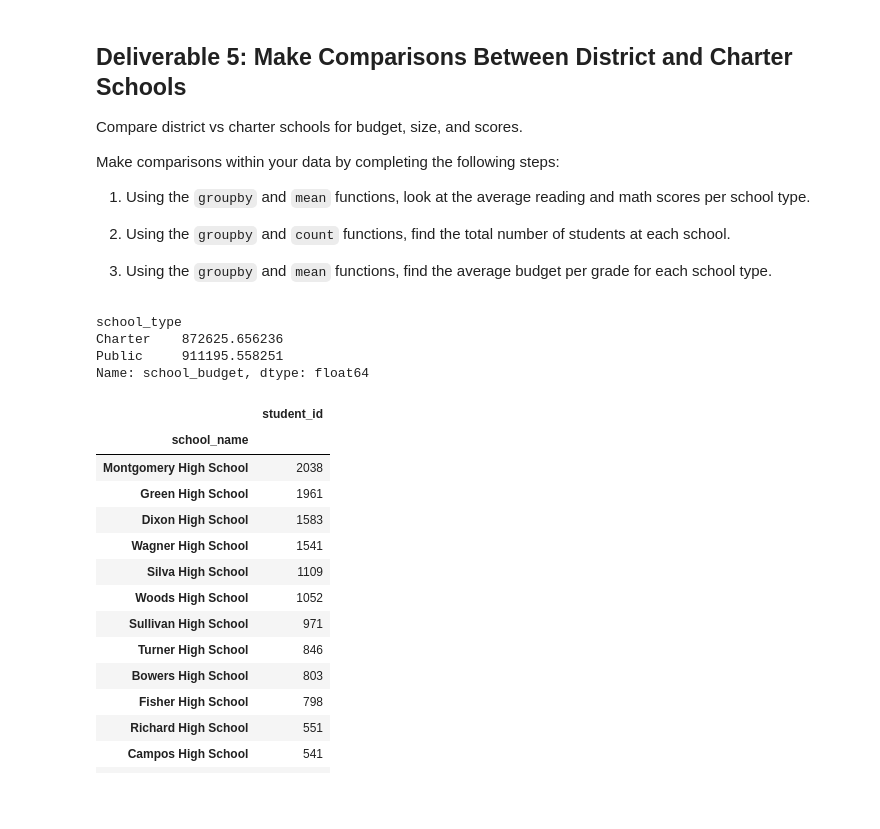
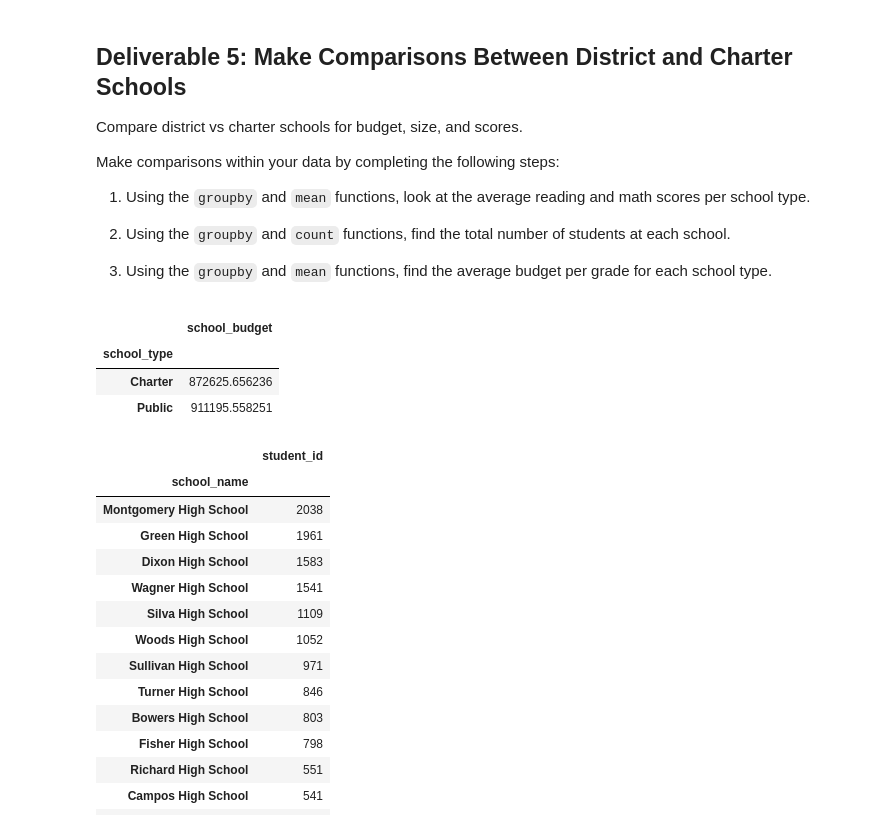
Before and after one commit to EBolinVA/School_Data_Analysis, a Jupyter notebook: Student_Data_Challenge_Starter_Code.ipynb, the cells around one changed output. Drawn from its saved outputs; the diff is of its cells as text; code cells hidden in the pictures; blank space fills up the shorter version.

```diff
--- a/Student_Data_Challenge_Starter_Code.ipynb
+++ b/Student_Data_Challenge_Starter_Code.ipynb
@@ -276,14 +278,14 @@ Make comparisons within your data by completing the following steps:
 # %%
 # [edited to match Module 4 Challenge instructions]: Display the average budget
 # for each school type by using the groupby and mean functions, as the following
 # image shows:
 school_budget_df = student_df.groupby(by = "school_type")
-school_budget_df["school_budget"].mean()
+school_budget_df["school_budget"].mean().to_frame()
 # %% [output]
-school_type
-Charter    872625.656236
-Public     911195.558251
-Name: school_budget, dtype: float64
+|  | school_budget |
+| school_type |  |
+| Charter | 872625.656236 |
+| Public | 911195.558251 |
 # %%
 # Use the `groupby`, `count`, and `sort_values` functions to find the
 # total number of students at each school and sort from most students to least students.
```
Also changed, not shown: parts of 7 cells of this notebook, 1 other file.
